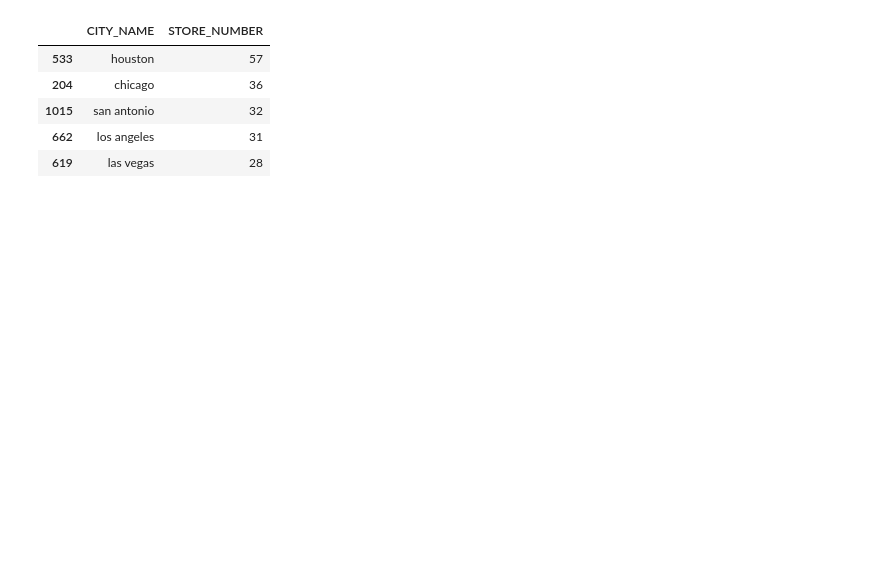
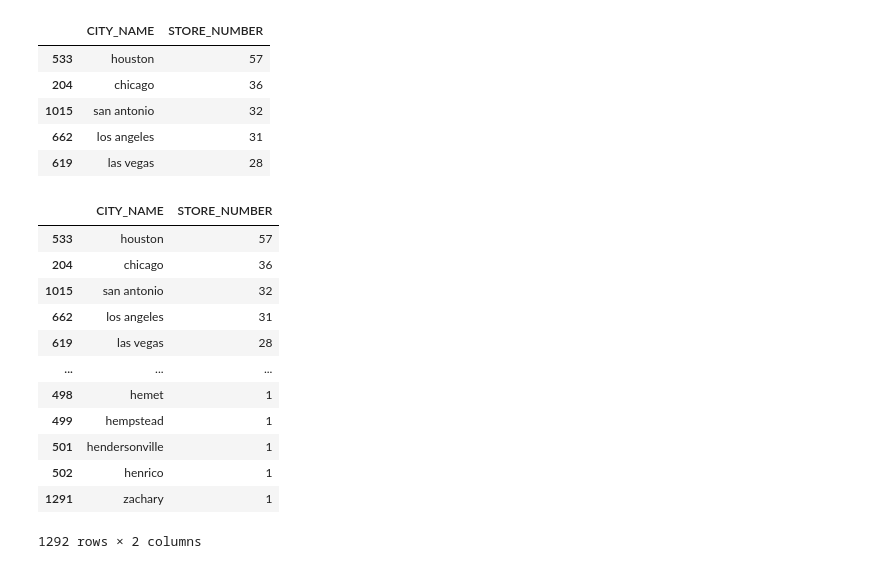
Before and after one commit to RocketFuel810/Predictive-Pioneers, a Jupyter notebook: Trilytics/feature_eng.ipynb, the cells around one changed output. Cells and saved outputs as stored; diff of their text form; code cells hidden in the pictures; blank space fills up the shorter version.

```diff
--- a/Trilytics/feature_eng.ipynb
+++ b/Trilytics/feature_eng.ipynb
@@ -150,6 +151,22 @@ city_group.head()  #Houston followed by Chicago have the maximum number of store
 | 1015 | san antonio | 32 |
 | 662 | los angeles | 31 |
 | 619 | las vegas | 28 |
+# %%
+city_group
+# %% [output]
+|  | CITY_NAME | STORE_NUMBER |
+| 533 | houston | 57 |
+| 204 | chicago | 36 |
+| 1015 | san antonio | 32 |
+| 662 | los angeles | 31 |
+| 619 | las vegas | 28 |
+| ... | ... | ... |
+| 498 | hemet | 1 |
+| 499 | hempstead | 1 |
+| 501 | hendersonville | 1 |
+| 502 | henrico | 1 |
+| 1291 | zachary | 1 |
+1292 rows × 2 columns
 # %%
 #Many of these shops don't have an ongoing sale, lets merge the sales dataset and filter
 store_sale_df = pd.merge(sales_df,store_df,on=['STORE_NUMBER','OPEN_DATE'])
```
Also changed, not shown: parts of 10 cells of this notebook, 2 other files.
